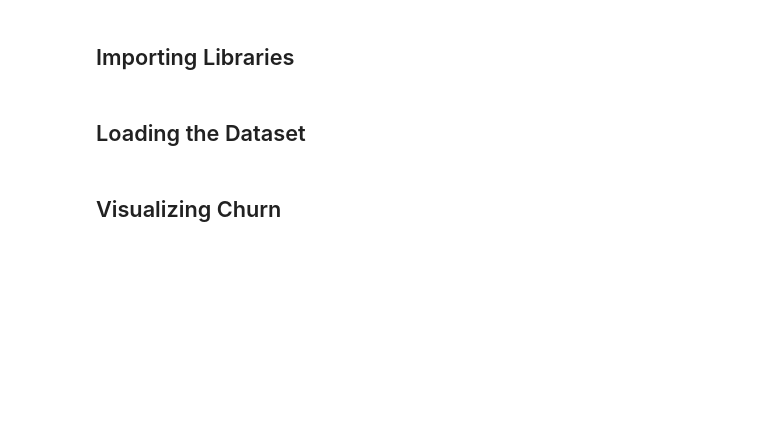
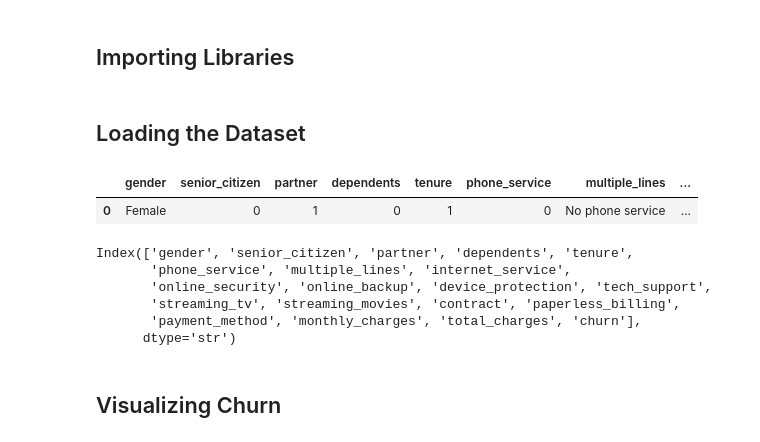
Before and after one commit to liatlas/CustomerChurnPrediction, a Jupyter notebook: notebooks/Data_Exploration_7_8.ipynb, the cells around one changed output. Drawn from its saved outputs; the diff is of its cells as text; code cells hidden in the pictures; blank space fills up the shorter version.

```diff
--- a/notebooks/Data_Exploration_7_8.ipynb
+++ b/notebooks/Data_Exploration_7_8.ipynb
@@ -14,6 +14,20 @@ sns.set_theme()
 ## Loading the Dataset
 # %%
 df = pd.read_csv("../data/clean/dataset.csv")
+# %%
+df.head(1)
+# %% [output]
+|  | gender | senior_citizen | partner | dependents | tenure | phone_service | multiple_lines | ... |
+| 0 | Female | 0 | 1 | 0 | 1 | 0 | No phone service | ... |
+# %%
+df.columns
+# %% [output]
+Index(['gender', 'senior_citizen', 'partner', 'dependents', 'tenure',
+       'phone_service', 'multiple_lines', 'internet_service',
+       'online_security', 'online_backup', 'device_protection', 'tech_support',
+       'streaming_tv', 'streaming_movies', 'contract', 'paperless_billing',
+       'payment_method', 'monthly_charges', 'total_charges', 'churn'],
+      dtype='str')
 # %% [markdown]
 ## Visualizing Churn
 # %%
```
Also changed, not shown: parts of 1 cell of this notebook, 6 other files.
